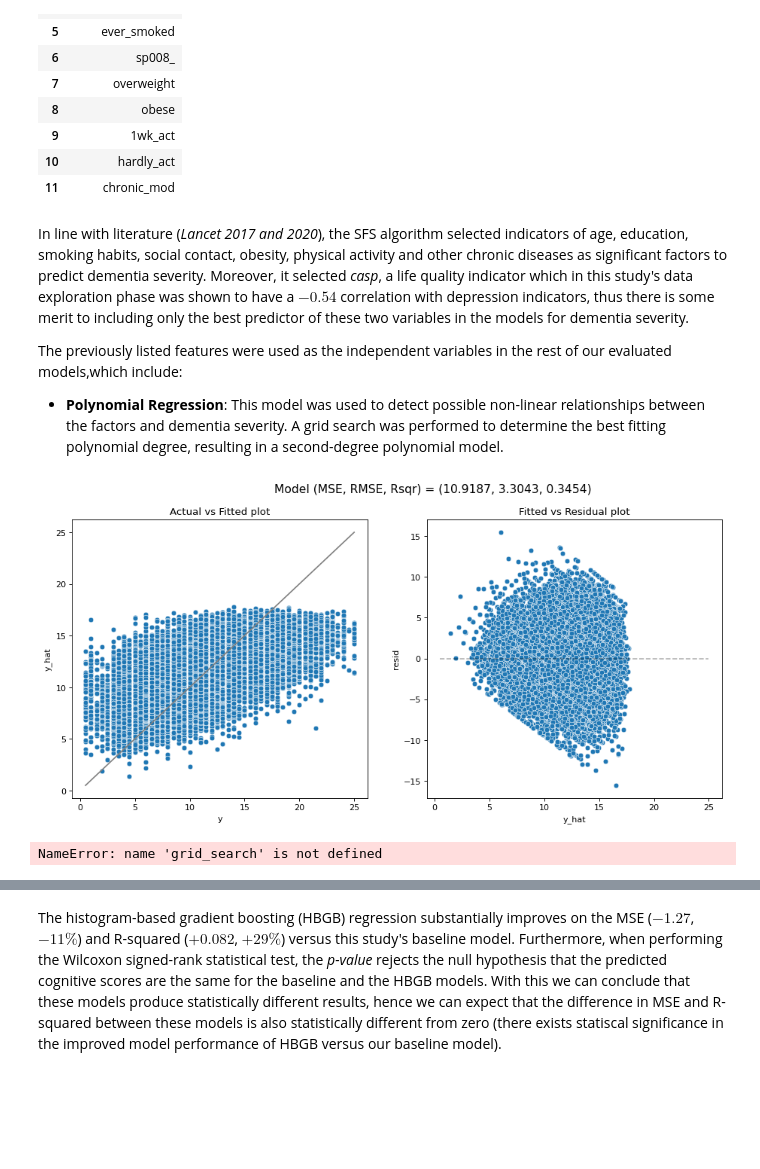
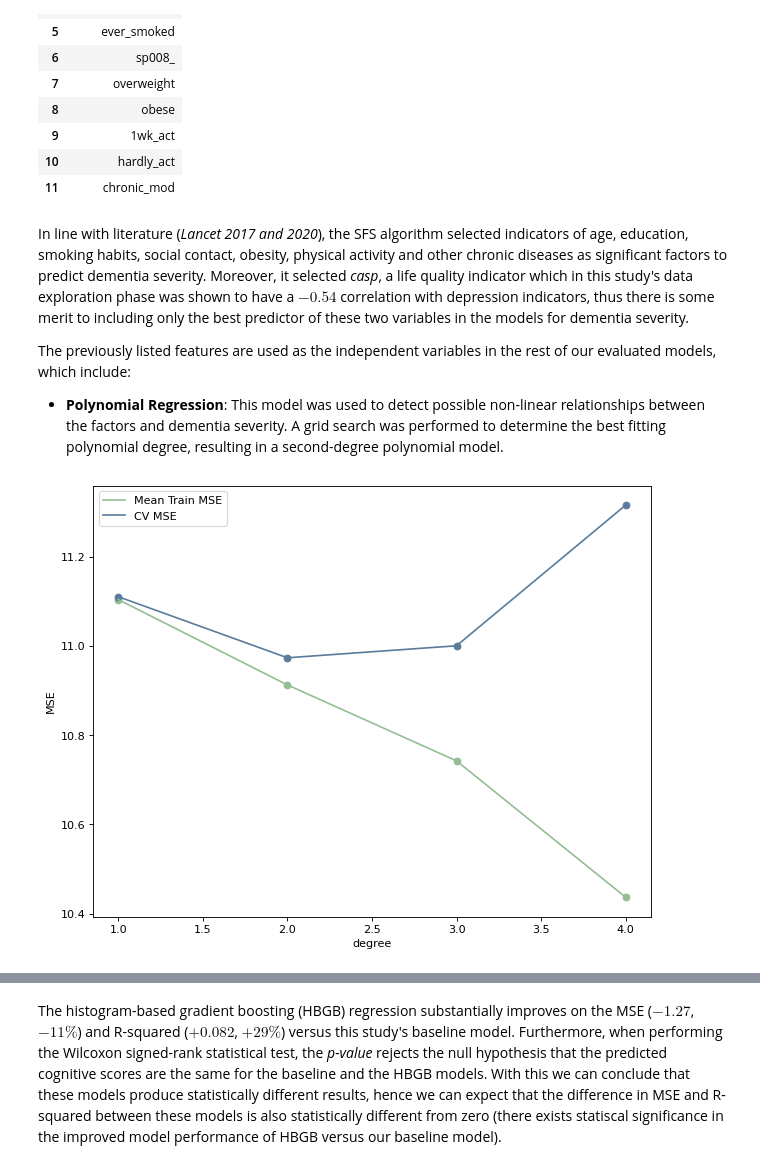
Before and after one commit to ananyajai/mlp_coursework_01, a Jupyter notebook: project1.ipynb, the cells around one changed output, grey strips where cells are left out. Drawn from its saved outputs; the diff is of its cells as text; code cells hidden in the pictures; blank space fills up the shorter version.

```diff
--- a/project1.ipynb
+++ b/project1.ipynb
@@ -410,20 +392,19 @@ The lambda that maximizes the log-likelihood function for the variable ch001_ is
 # %%
-# adapted from Feature Engineering for Machine Learning principles and
-# techniques for data scientists, used from Workshop 1?
+# Adapted from Feature Engineering for Machine Learning principles and techniques for data scientists
 
-# List of variables we applied Box-Cox transformation to
-boxcox_list = ['age','bmi','casp','eduyears_mod','ch001_']
+# List of variables to which we apply Box-Cox transformations
+boxcox_list = ['age', 'cogscore', 'bmi', 'casp', 'eduyears_mod', 'ch001_']
 
-# Dataframe with columns we applied Box-Cox transformation to
+# Dataframe with columns we apply Box-Cox transformation to
 boxcox_df = df_transformations[boxcox_list]
-df_trans_copy=df_transformations[non_id_vars]
+df_trans_copy = df_transformations[non_id_vars]
 
-# List of optimal lambda parameters we obtained
-best_lambdas = [bc_age_param, bc_bmi_param, bc_casp_param, bc_eduyrs_param, bc_ch001_param]
+# List of optimal lambda parameters
+best_lambdas = [bc_age_param, bc_cs_param, bc_bmi_param, bc_casp_param, bc_eduyrs_param, bc_ch001_param]
 
 # Graph to compare QQ Plots pre and post log-transformation and
-# Box-Cox transformation using optimal lambda from prior code chunk
-fig2, axs = plt.subplots(5, 3, figsize=(16,14), sharex=True)
+# Box-Cox transformation using optimal lambda from prior code
+fig2, axs = plt.subplots(6, 3, figsize=(16,14), sharex=True)
 
 # For loop to create 3 comparison plots for each variable
 for i in range(len(axs)):
@@ -455,6 +436,6 @@ for i in range(len(axs)):
     axs[i][2].get_lines()[0].set_markeredgecolor('#a1bad1')
 
 plt.tight_layout()
-fig2.suptitle('Q-Q Plots of Numerical Variables after Normalisation', fontsize=16,y=1.015)
+fig2.suptitle('Q-Q Plots of Numerical Variables after Normalisation', fontsize=16, y=1.015)
 plt.show()
 # %% [output]
@@ -756,11 +718,10 @@ selected_features_df.set_table_styles([index_names, headers])
 # %% [markdown]
 In line with literature (*Lancet 2017 and 2020*), the SFS algorithm selected indicators of age, education, smoking habits, social contact, obesity, physical activity and other chronic diseases as significant factors to predict dementia severity. Moreover, it selected *casp*, a life quality indicator which in this study's data exploration phase was shown to have a $-0.54$ correlation with depression indicators, thus there is some merit to including only the best predictor of these two variables in the models for dementia severity.
 
-The previously listed features were used as the independent variables in the rest of our evaluated models,which include:
+The previously listed features are used as the independent variables in the rest of our evaluated models, which include:
 
 - **Polynomial Regression**: This model was used to detect possible non-linear relationships between the factors and dementia severity. A grid search was performed to determine the best fitting polynomial degree, resulting in a second-degree polynomial model.
 # %%
-# POLYNOMIAL MODEL AND GRID SEARCH, COOL GRAPH
 pf = PolynomialFeatures(include_bias=False)
 
 # Overall ML pipeline
@@ -768,49 +729,37 @@ poly_pipe = Pipeline([
     ("poly", pf),
     ("model", LinearRegression())])
 
 # Parameters for grid search
 parameters = {
     'poly__degree': np.arange(1, 5, 1)
 }
 
 kf = KFold(n_splits = 5, shuffle = True, random_state=rng)
 
 grid_search = GridSearchCV(poly_pipe, parameters, cv = kf, scoring = 'neg_mean_squared_error', return_train_score=True).fit(X_train_best, y_train)
 
-# # The index (of the cv_results_ arrays) which corresponds to the best candidate parameter setting
-# print("best index: ", grid_search.best_index_)
-# Parameter setting that gave the best results on the hold out data
-# print("best param: ", grid_search.best_params_)
-# Mean cross-validated score of the best_estimator
-# print("best score: ", grid_search.best_score_)
-
 pd.DataFrame(grid_search.cv_results_)
 
 degree = np.arange(1, 5, 1)
 fig, ax = plt.subplots(figsize=(9,7), ncols=1, nrows=1)
-plt.scatter(degree,-grid_search.cv_results_['mean_train_score'], color='k')
-plt.plot(degree,-grid_search.cv_results_['mean_train_score'], color='k', label='Mean Train MSE')
-plt.scatter(degree,-grid_search.cv_results_['mean_test_score'], color='r')
-plt.plot(degree,-grid_search.cv_results_['mean_test_score'], color='r', label='CV MSE')
+plt.scatter(degree,-grid_search.cv_results_['mean_train_score'], color='#95bd95')
+plt.plot(degree,-grid_search.cv_results_['mean_train_score'], color='#95bd95', label='Mean Train MSE')
+plt.scatter(degree,-grid_search.cv_results_['mean_test_score'], color='#5a7c9c')
+plt.plot(degree,-grid_search.cv_results_['mean_test_score'], color='#5a7c9c', label='CV MSE')
 ax.legend()
 ax.set_xlabel('degree')
 ax.set_ylabel('MSE')
 plt.show()
 
 # it seems like we should stick to degree 2
 poly_model = poly_pipe.fit(X_train_best, y_train)
 
 model_fit(poly_model, X_train_best, y_train, plot=False)
-# model_fit(poly_model, X_test_best, y_test, plot=True)
 
 # grid_search.fit(X_train_best, y_train)
 
-# print(grid_search.best_params_)
-# print(-grid_search.best_score_)
-
 poly_MSE, poly_RMSE, poly_R2 = model_fit(grid_search.best_estimator_, X_test_best, y_test, plot=False)
 # %% [output]
-[figure, old version]
+[figure, new version]
-NameError: name 'grid_search' is not defined
 # %% [markdown]
 - **Ridge Regression**: This model was chosen to contemplate the possibility that some of the features selected could still have coefficients that could be shrinked near to zero, which would allow us to more clearly identify which are the factors that policy-makers must focus on with the highest priority.
```
Also changed, not shown: parts of 47 cells of this notebook.
